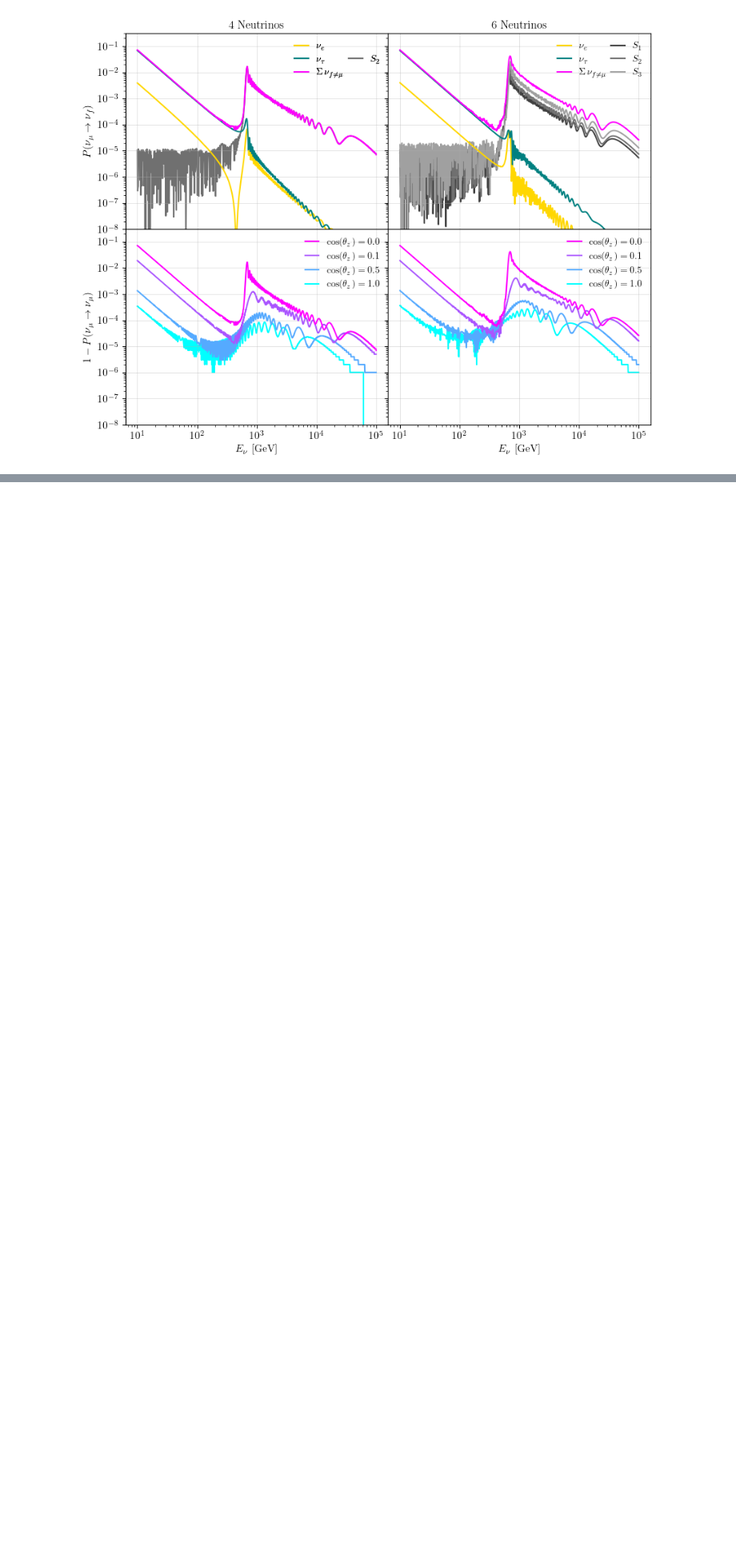
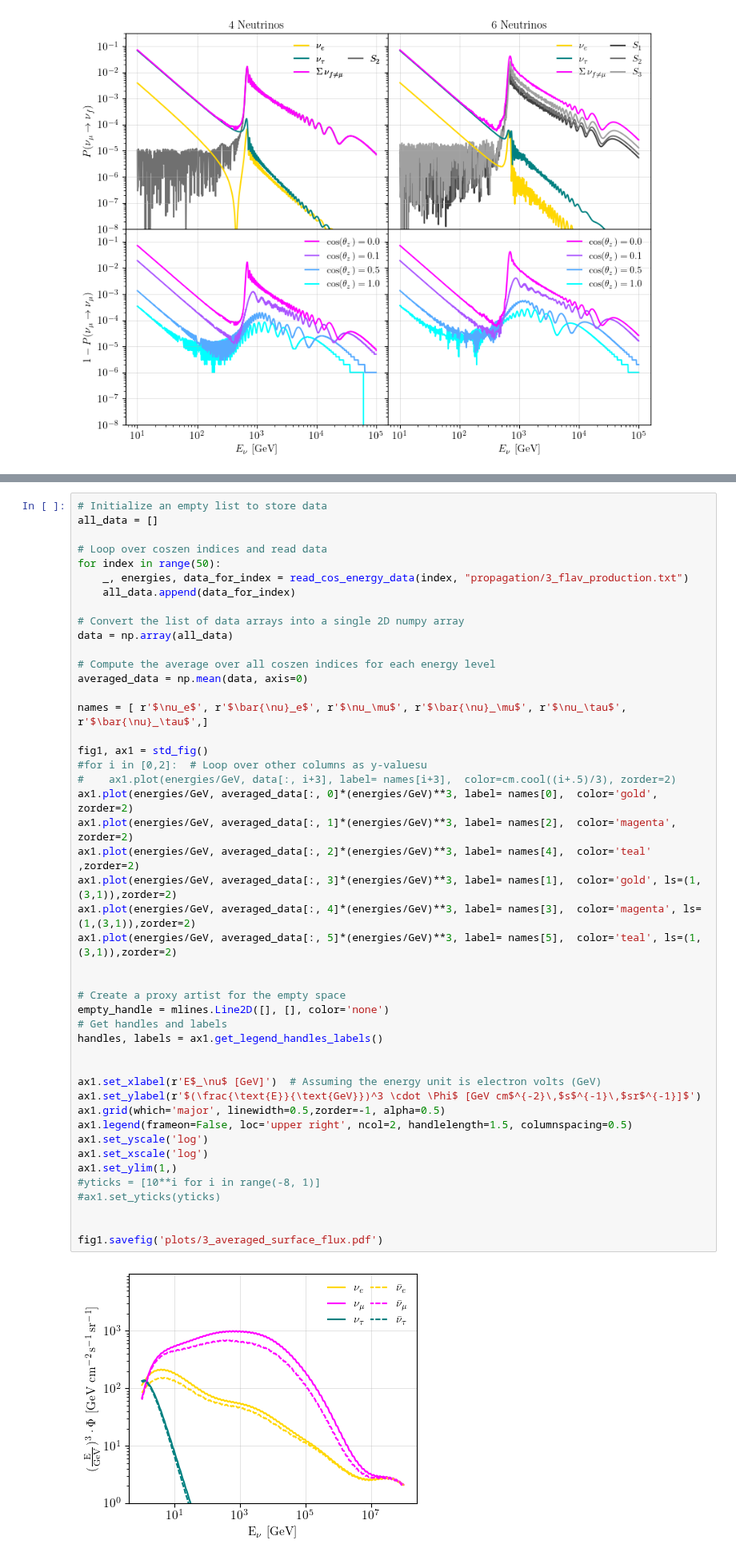
Before and after one commit to ConnorSponsler/For_Git, a Jupyter notebook: main_example_plots_Connor.ipynb, the cells around one changed output, grey strips where cells are left out. Shown at 80% size. Drawn from its saved outputs; the diff is of its cells as text; blank space fills up the shorter version.

```diff
--- a/main_example_plots_Connor.ipynb
+++ b/main_example_plots_Connor.ipynb
@@ -579,0 +584,48 @@ fig1.savefig('plots/mixing_variation_4.pdf')
+# %%
+# Initialize an empty list to store data
+all_data = []
+
+# Loop over coszen indices and read data
+for index in range(50):
+    _, energies, data_for_index = read_cos_energy_data(index, "propagation/3_flav_production.txt")
+    all_data.append(data_for_index)
+
+# Convert the list of data arrays into a single 2D numpy array
+data = np.array(all_data)
+
+# Compute the average over all coszen indices for each energy level
+averaged_data = np.mean(data, axis=0)
+
+names = [ r'$\nu_e$', r'$\bar{\nu}_e$', r'$\nu_\mu$', r'$\bar{\nu}_\mu$', r'$\nu_\tau$', r'$\bar{\nu}_\tau$',]
+
+fig1, ax1 = std_fig()
+#for i in [0,2]:  # Loop over other columns as y-valuesu
+#    ax1.plot(energies/GeV, data[:, i+3], label= names[i+3],  color=cm.cool((i+.5)/3), zorder=2)
+ax1.plot(energies/GeV, averaged_data[:, 0]*(energies/GeV)**3, label= names[0],  color='gold', zorder=2)
+ax1.plot(energies/GeV, averaged_data[:, 1]*(energies/GeV)**3, label= names[2],  color='magenta', zorder=2)
+ax1.plot(energies/GeV, averaged_data[:, 2]*(energies/GeV)**3, label= names[4],  color='teal' ,zorder=2)
+ax1.plot(energies/GeV, averaged_data[:, 3]*(energies/GeV)**3, label= names[1],  color='gold', ls=(1,(3,1)),zorder=2)
+ax1.plot(energies/GeV, averaged_data[:, 4]*(energies/GeV)**3, label= names[3],  color='magenta', ls=(1,(3,1)),zorder=2)
+ax1.plot(energies/GeV, averaged_data[:, 5]*(energies/GeV)**3, label= names[5],  color='teal', ls=(1,(3,1)),zorder=2)
+
+
+# Create a proxy artist for the empty space
+empty_handle = mlines.Line2D([], [], color='none')
+# Get handles and labels
+handles, labels = ax1.get_legend_handles_labels()
+
+
+ax1.set_xlabel(r'E$_\nu$ [GeV]')  # Assuming the energy unit is electron volts (GeV)
+ax1.set_ylabel(r'$(\frac{\text{E}}{\text{GeV}})^3 \cdot \Phi$ [GeV cm$^{-2}\,$s$^{-1}\,$sr$^{-1}]$')
+ax1.grid(which='major', linewidth=0.5,zorder=-1, alpha=0.5)
+ax1.legend(frameon=False, loc='upper right', ncol=2, handlelength=1.5, columnspacing=0.5)
+ax1.set_yscale('log')
+ax1.set_xscale('log')
+ax1.set_ylim(1,)
+#yticks = [10**i for i in range(-8, 1)]
+#ax1.set_yticks(yticks)
+
+
+fig1.savefig('plots/3_averaged_surface_flux.pdf')
+# %% [output]
+[figure, added]
```
Also changed, not shown: parts of 8 cells of this notebook, 27 other files.
